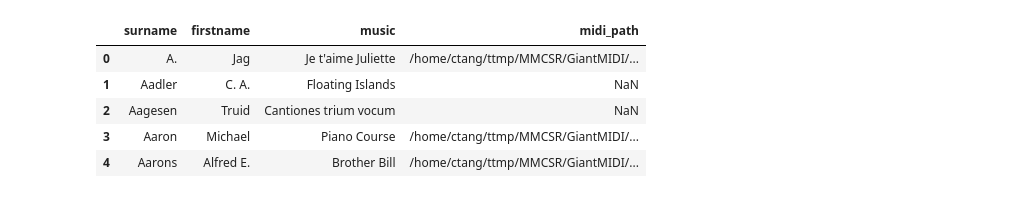
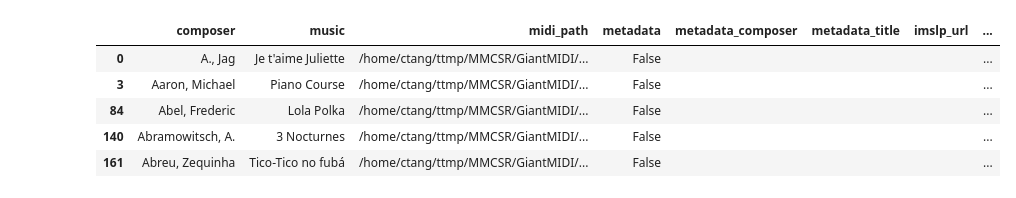
Before and after one commit to HMC-MIR/MMCSR, a Jupyter notebook: GiantMIDI/create_metadata_matches.ipynb, the cells around one changed output. Saved outputs shown, nothing was run; the diff lists cells and outputs as text; code cells hidden in the pictures.

Commit message:
updated giantmidi match

```diff
--- a/GiantMIDI/create_metadata_matches.ipynb
+++ b/GiantMIDI/create_metadata_matches.ipynb
@@ -11,17 +12,23 @@ GiantMidi = pd.read_csv(file_path)
-# %%
-GiantMidi = GiantMidi[['surname', 'firstname', 'music', 'audio_name']]
 # %%
+GiantMidi = GiantMidi[GiantMidi['giant_midi_piano'] == 1.0]
+GiantMidi['composer'] = GiantMidi['surname'] + ', ' + GiantMidi['firstname']
+GiantMidi = GiantMidi[['composer', 'music', 'audio_name']]
 GiantMidi['midi_path'] = ''
 GiantMidi['midi_path'] = '/home/ctang/ttmp/MMCSR/GiantMIDI/midis/' + GiantMidi['audio_name'] + '.mid'
 GiantMidi.drop(columns=['audio_name'], inplace=True)
+GiantMidi['metadata'] = False
+GiantMidi['metadata_composer'] = ''
+GiantMidi['metadata_title'] = ''
+GiantMidi['imslp_url'] = ''
+GiantMidi['bootleg_score_path'] = np.nan
 GiantMidi.head()
 # %% [output]
-|  | surname | firstname | music | midi_path |
-| 0 | A. | Jag | Je t'aime Juliette | /home/ctang/ttmp/MMCSR/GiantMIDI/... |
-| 1 | Aadler | C. A. | Floating Islands | NaN |
-| 2 | Aagesen | Truid | Cantiones trium vocum | NaN |
-| 3 | Aaron | Michael | Piano Course | /home/ctang/ttmp/MMCSR/GiantMIDI/... |
-| 4 | Aarons | Alfred E. | Brother Bill | /home/ctang/ttmp/MMCSR/GiantMIDI/... |
+|  | composer | music | midi_path | metadata | metadata_composer | metadata_title | imslp_url | ... |
+| 0 | A., Jag | Je t'aime Juliette | /home/ctang/ttmp/MMCSR/GiantMIDI/... | False |  |  |  | ... |
+| 3 | Aaron, Michael | Piano Course | /home/ctang/ttmp/MMCSR/GiantMIDI/... | False |  |  |  | ... |
+| 84 | Abel, Frederic | Lola Polka | /home/ctang/ttmp/MMCSR/GiantMIDI/... | False |  |  |  | ... |
+| 140 | Abramowitsch, A. | 3 Nocturnes | /home/ctang/ttmp/MMCSR/GiantMIDI/... | False |  |  |  | ... |
+| 161 | Abreu, Zequinha | Tico-Tico no fubá | /home/ctang/ttmp/MMCSR/GiantMIDI/... | False |  |  |  | ... |
 # %%
 with open('/home/ctang/ttmp/MMCSR/pretraining_metadata/all_metadata.pkl', 'rb') as f:
     all_metadata = pickle.load(f)
```
Also changed, not shown: parts of 17 cells of this notebook, 3 other files.
